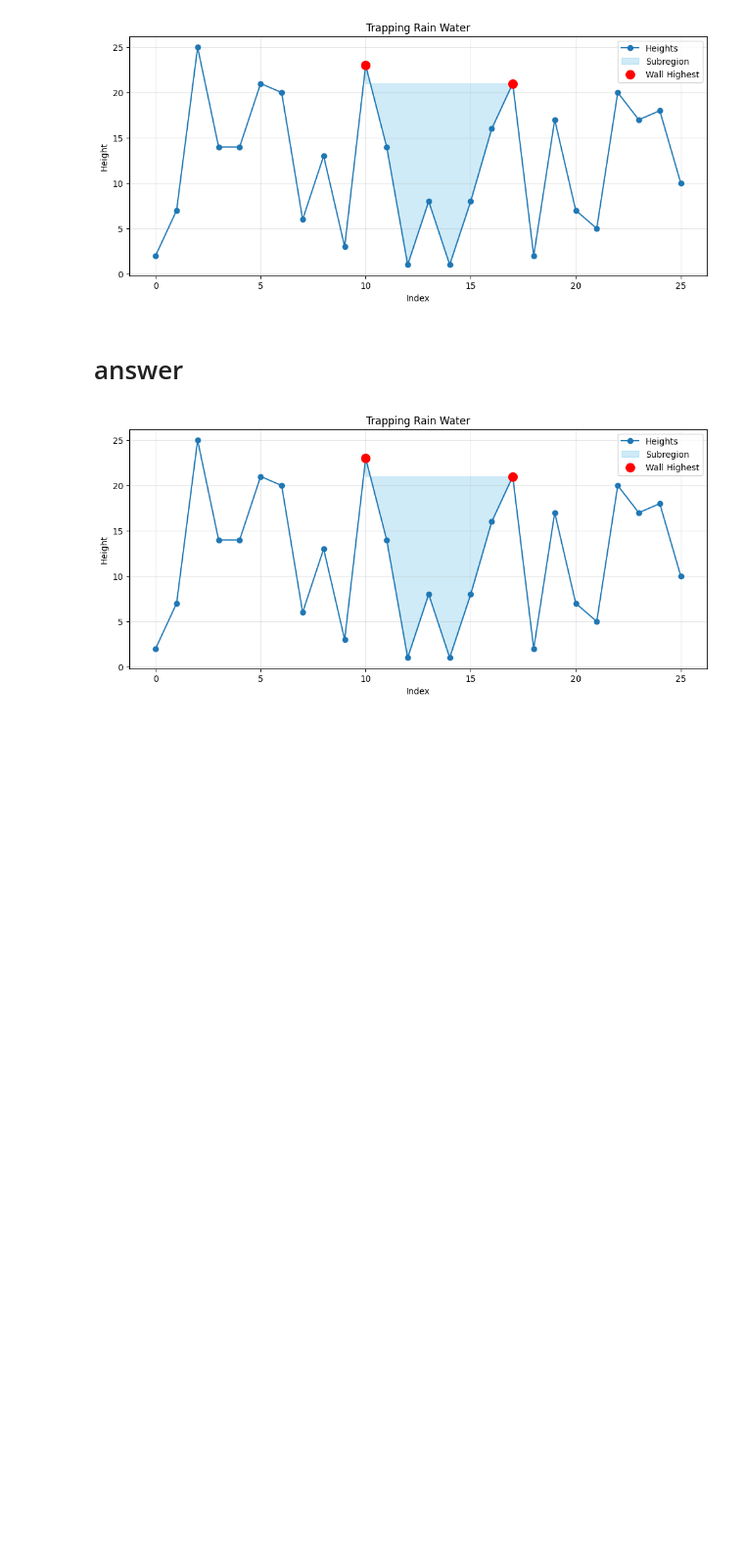
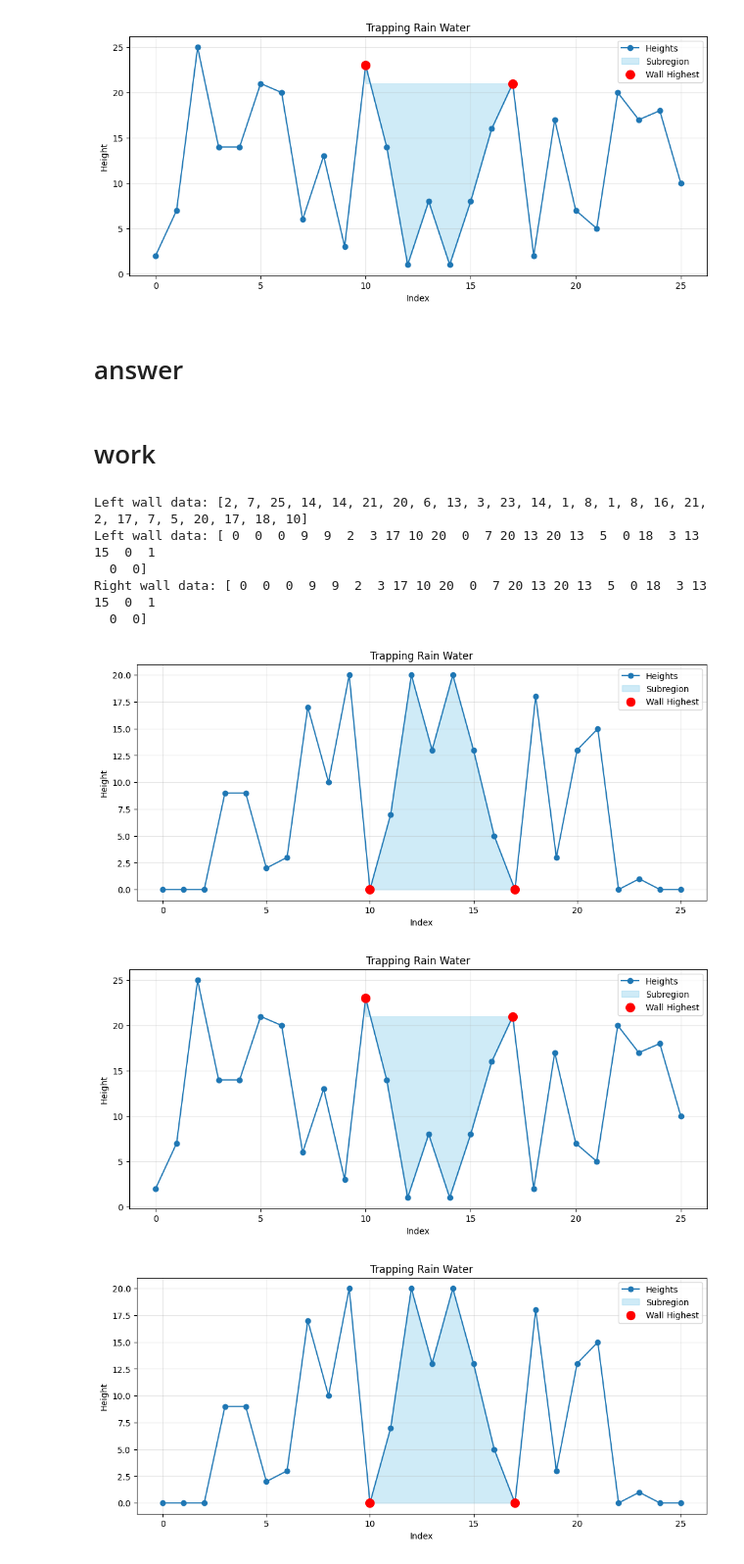
Before and after one commit to Animmant/amazinium_2026_tasks, a Jupyter notebook: works/mountaines.ipynb, the cells around one changed output. Shown at 98% size. Cells and saved outputs as stored; diff of their text form; code cells hidden in the pictures; blank space fills up the shorter version.

Commit message:
def calculate_water_level(arr)

```diff
--- a/works/mountaines.ipynb
+++ b/works/mountaines.ipynb
@@ -110,7 +102,34 @@ Two highest points: index 10 (height 23), index 17 (height 21)
 [figure]
 # %% [markdown]
 # answer
-# %%
-visualize_with_highlights(example_data, start_idx=10, end_idx=18, highest_idxs=[10, 17])
-# %% [output]
-[figure, removed]
+# %% [markdown]
+# work
+# %%
+def calculate_water_level(arr):
+    if len(arr) < 3:
+        return 0
+
+    left_wall = np.maximum.accumulate(arr)
+    right_wall = np.maximum.accumulate(arr[::-1])[::-1]
+    water_level = np.minimum(left_wall, right_wall) - arr
+
+    return water_level
+
+left_wall = calculate_water_level(example_data)
+right_wall = calculate_water_level(example_data[::-1])[::-1]
+
+print("Left wall data:", example_data)
+print("Left wall data:", left_wall)
+print("Right wall data:", right_wall)
+visualize_with_highlights(right_wall, start_idx=10, end_idx=18, highest_idxs=[10, 17])
+visualize_with_highlights(example_data, start_idx=10, end_idx=18, highest_idxs=[10, 17])
+visualize_with_highlights(left_wall, start_idx=10, end_idx=18, highest_idxs=[10, 17])
+# %% [output]
+Left wall data: [2, 7, 25, 14, 14, 21, 20, 6, 13, 3, 23, 14, 1, 8, 1, 8, 16, 21, 2, 17, 7, 5, 20, 17, 18, 10]
+Left wall data: [ 0  0  0  9  9  2  3 17 10 20  0  7 20 13 20 13  5  0 18  3 13 15  0  1
+  0  0]
+Right wall data: [ 0  0  0  9  9  2  3 17 10 20  0  7 20 13 20 13  5  0 18  3 13 15  0  1
+  0  0]
+[figure, added]
+[figure, added]
+[figure, added]
```
Also changed, not shown: parts of 2 cells of this notebook.
